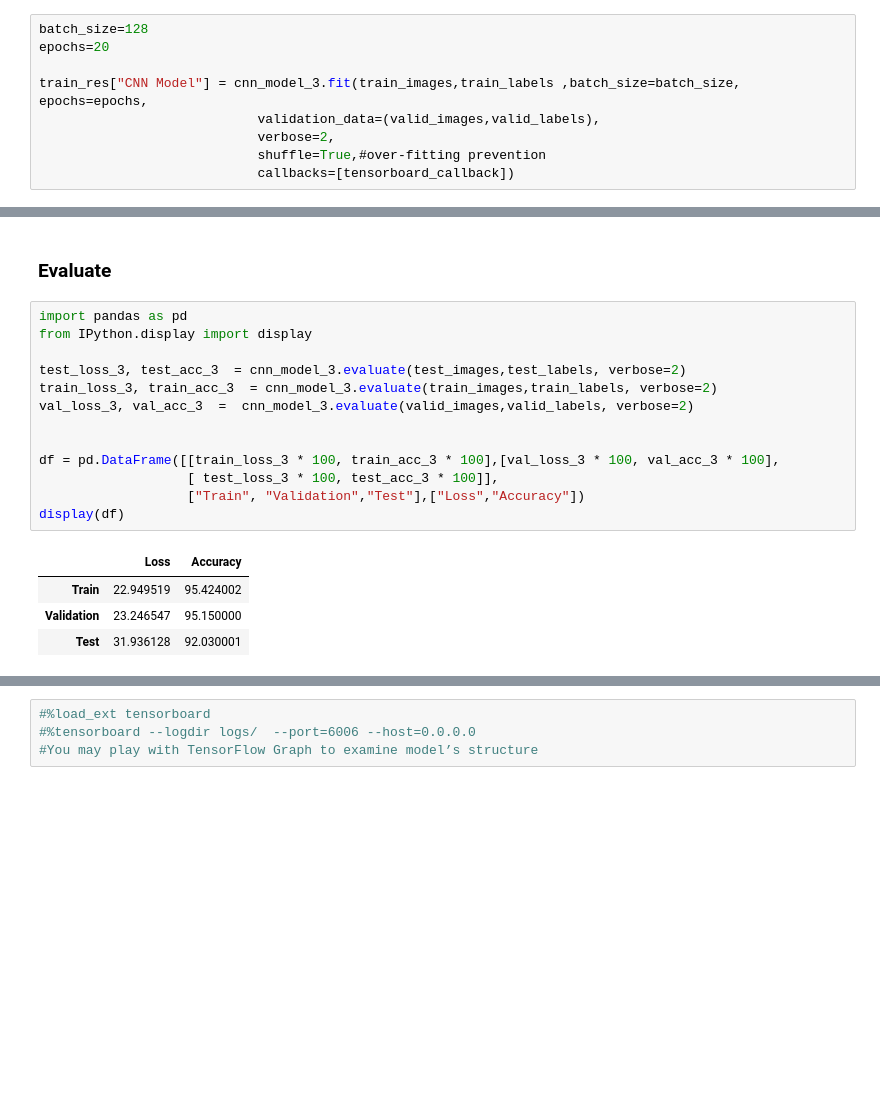
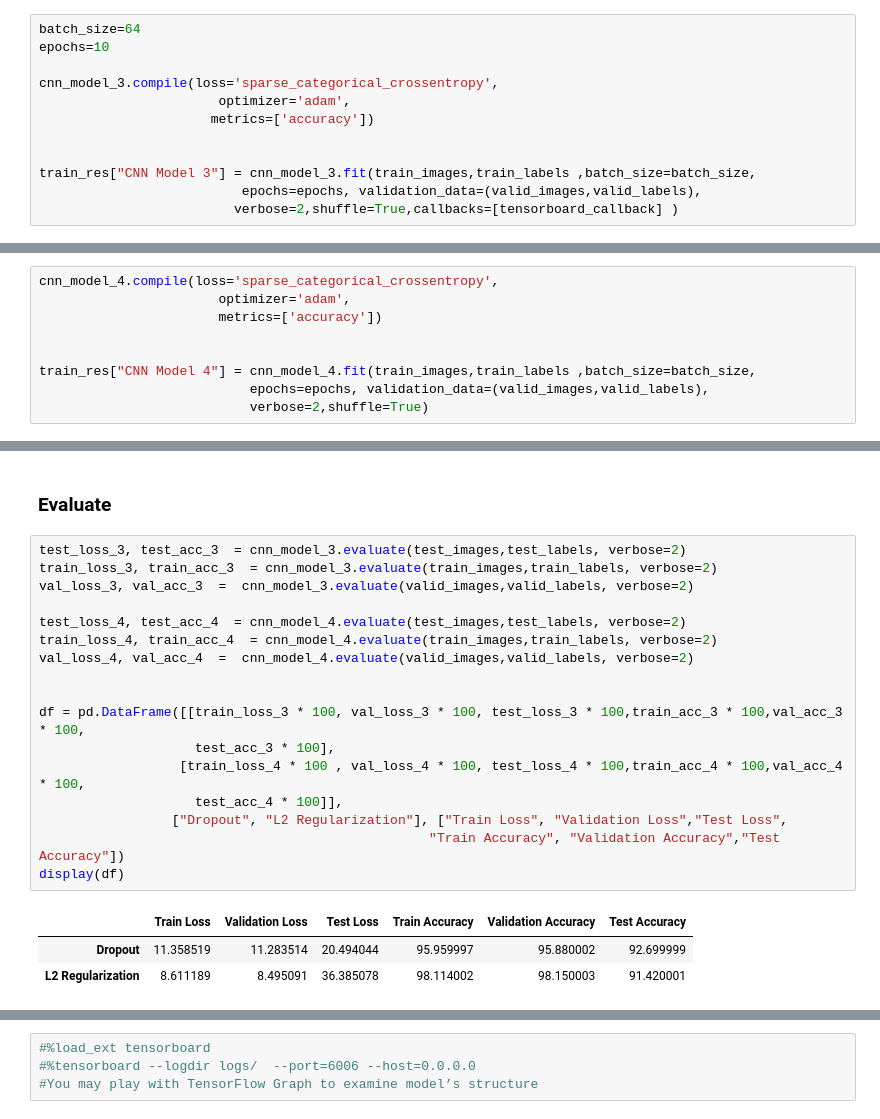
Before and after one commit to sinturkgozde/Keras-CNN-Fashion-MNIST, a Jupyter notebook: fashion_mnist_cnn.ipynb, the cells around one changed output, grey strips where cells are left out. Drawn from its saved outputs; the diff is of its cells as text; blank space fills up the shorter version.

Commit message:
CNN models & data augmentation

```diff
--- a/fashion_mnist_cnn.ipynb
+++ b/fashion_mnist_cnn.ipynb
@@ -174,11 +365,14 @@ cnn_model_3.compile(loss='sparse_categorical_crossentropy',
 # %%
-batch_size=128
-epochs=20
+batch_size=64
+epochs=10
 
-train_res["CNN Model"] = cnn_model_3.fit(train_images,train_labels ,batch_size=batch_size, epochs=epochs,
-                            validation_data=(valid_images,valid_labels),
-                            verbose=2,
-                            shuffle=True,#over-fitting prevention
-                            callbacks=[tensorboard_callback])
+cnn_model_3.compile(loss='sparse_categorical_crossentropy',
+                       optimizer='adam',
+                      metrics=['accuracy'])
+
+
+train_res["CNN Model 3"] = cnn_model_3.fit(train_images,train_labels ,batch_size=batch_size,
+                          epochs=epochs, validation_data=(valid_images,valid_labels),
+                         verbose=2,shuffle=True,callbacks=[tensorboard_callback] )
 # %% [output]
 Train on 50000 samples, validate on 10000 samples
@@ -200,0 +395,9 @@ Epoch 20/20
+# %%
+cnn_model_4.compile(loss='sparse_categorical_crossentropy',
+                       optimizer='adam',
+                       metrics=['accuracy'])
+
+
+train_res["CNN Model 4"] = cnn_model_4.fit(train_images,train_labels ,batch_size=batch_size,
+                           epochs=epochs, validation_data=(valid_images,valid_labels),
+                           verbose=2,shuffle=True)
@@ -201,20 +422,23 @@ Epoch 20/20
 # %% [markdown]
 ### Evaluate
 # %%
-import pandas as pd
-from IPython.display import display
-
 test_loss_3, test_acc_3  = cnn_model_3.evaluate(test_images,test_labels, verbose=2)
 train_loss_3, train_acc_3  = cnn_model_3.evaluate(train_images,train_labels, verbose=2)
 val_loss_3, val_acc_3  =  cnn_model_3.evaluate(valid_images,valid_labels, verbose=2)
 
+test_loss_4, test_acc_4  = cnn_model_4.evaluate(test_images,test_labels, verbose=2)
+train_loss_4, train_acc_4  = cnn_model_4.evaluate(train_images,train_labels, verbose=2)
+val_loss_4, val_acc_4  =  cnn_model_4.evaluate(valid_images,valid_labels, verbose=2)
 
-df = pd.DataFrame([[train_loss_3 * 100, train_acc_3 * 100],[val_loss_3 * 100, val_acc_3 * 100],
-                   [ test_loss_3 * 100, test_acc_3 * 100]],
-                   ["Train", "Validation","Test"],["Loss","Accuracy"])
+
+df = pd.DataFrame([[train_loss_3 * 100, val_loss_3 * 100, test_loss_3 * 100,train_acc_3 * 100,val_acc_3 * 100,
+                    test_acc_3 * 100],
+                  [train_loss_4 * 100 , val_loss_4 * 100, test_loss_4 * 100,train_acc_4 * 100,val_acc_4 * 100,
+                    test_acc_4 * 100]],
+                 ["Dropout", "L2 Regularization"], ["Train Loss", "Validation Loss","Test Loss",
+                                                  "Train Accuracy", "Validation Accuracy","Test Accuracy"])
 display(df)
 # %% [output]
-|  | Loss | Accuracy |
-| Train | 22.949519 | 95.424002 |
-| Validation | 23.246547 | 95.150000 |
-| Test | 31.936128 | 92.030001 |
+|  | Train Loss | Validation Loss | Test Loss | Train Accuracy | Validation Accuracy | Test Accuracy |
+| Dropout | 11.358519 | 11.283514 | 20.494044 | 95.959997 | 95.880002 | 92.699999 |
+| L2 Regularization | 8.611189 | 8.495091 | 36.385078 | 98.114002 | 98.150003 | 91.420001 |
```
Also changed, not shown: parts of 37 cells of this notebook, 2 other files.
